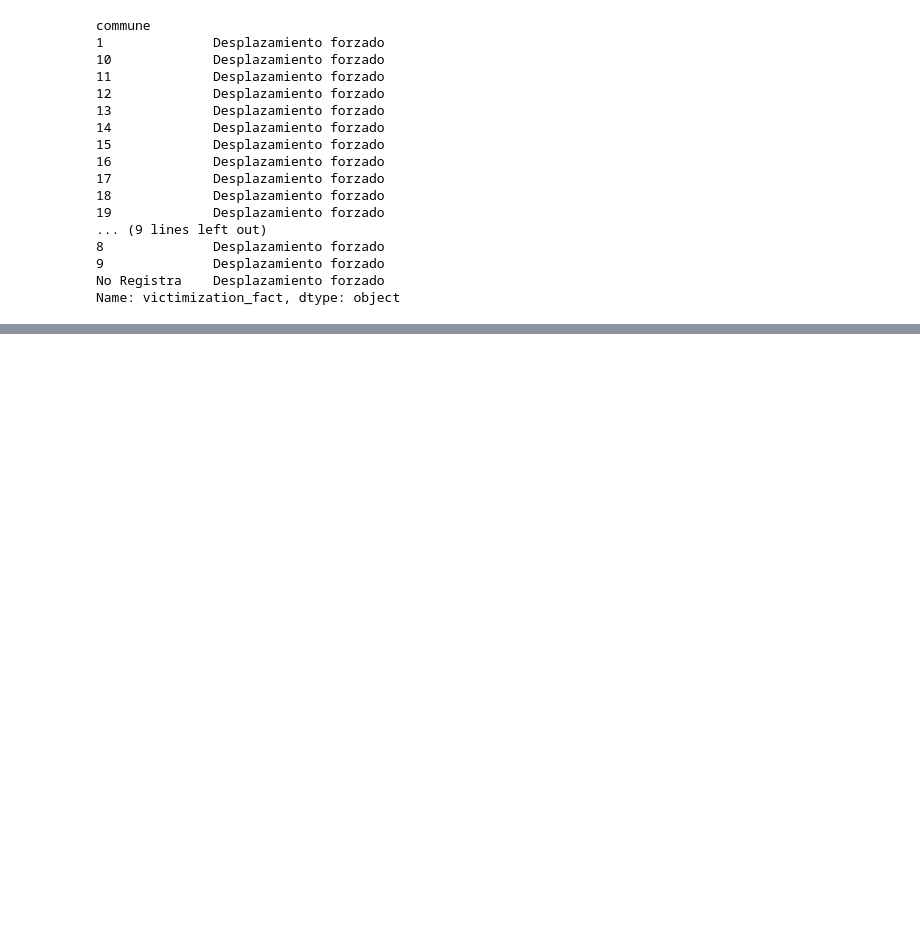
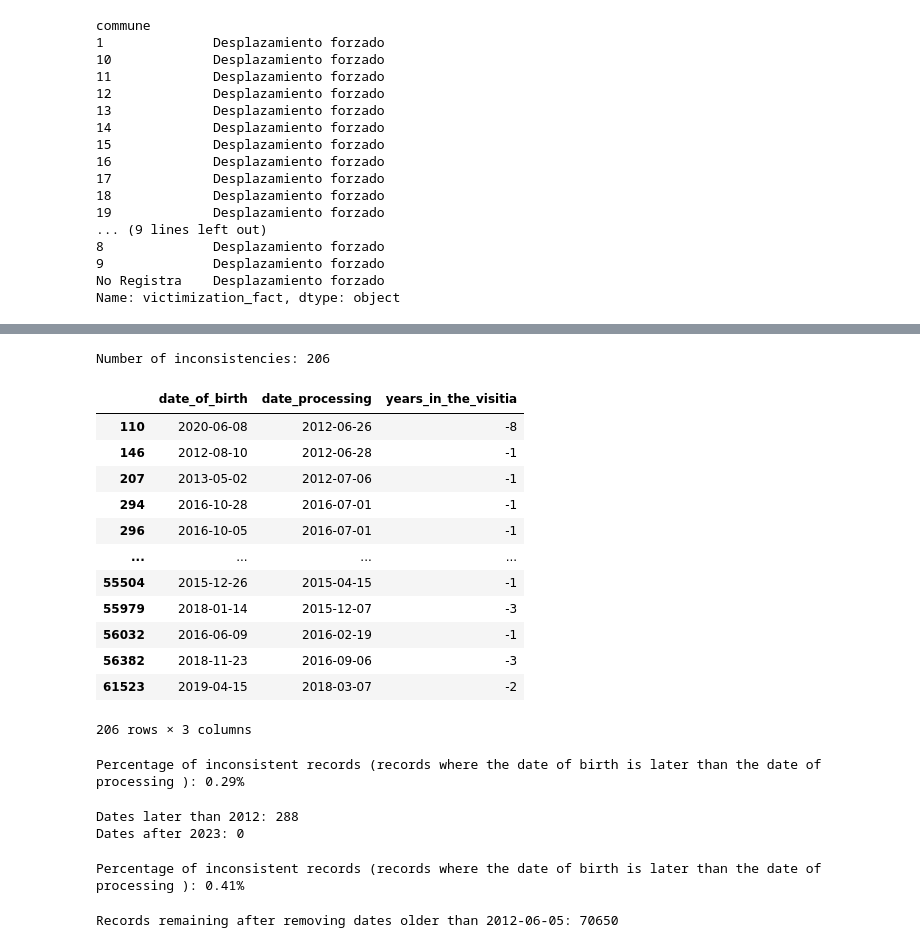
Before and after one commit to vamphook972/armed-conflict-ETL-project, a Jupyter notebook: notebooks/extraction _transformation.ipynb, the cells around one changed output, grey strips where cells are left out. Cells and saved outputs as stored; diff of their text form; code cells hidden in the pictures; blank space fills up the shorter version.

```diff
--- a/notebooks/extraction _transformation.ipynb
+++ b/notebooks/extraction _transformation.ipynb
@@ -524,0 +630,53 @@ Name: victimization_fact, dtype: object
+# %%
+#to recalculate negative ages taking into account the date of birth and registration date
+# Identify invalid ages (range from 0 to 113)
+invalid_ages = (
+    (df["years_in_the_visitia"] < 0) |
+    (df["years_in_the_visitia"] > 113)
+)
+# Select only rows to be corrected and with valid dates
+m = invalid_ages & df["date_processing"].notna() & df["date_of_birth"].notna()
+
+# Extract relevant dates
+fd = df.loc[m, "date_processing"]
+fn = df.loc[m, "date_of_birth"]
+
+# Age = year difference minus 1 if birthday has not occurred yet
+age = fd.dt.year - fn.dt.year - (
+    (fd.dt.month < fn.dt.month) |
+    ((fd.dt.month == fn.dt.month) & (fd.dt.day < fn.dt.day))
+).astype(int)
+
+# Update corrected age in the DataFrame
+df.loc[m, "years_in_the_visitia"] = age
+# %%
+#Filter records where the date of birth is later than the processing date
+birth_later = df[
+    df['date_of_birth'] > df['date_processing']
+]
+
+#Show how many inconsistent cases exist
+print("Number of inconsistencies:", birth_later.shape[0])
+
+#see problematic rows
+birth_later[['date_of_birth', 'date_processing', 'years_in_the_visitia']]
+# %% [output]
+Number of inconsistencies: 206
+|  | date_of_birth | date_processing | years_in_the_visitia |
+| 110 | 2020-06-08 | 2012-06-26 | -8 |
+| 146 | 2012-08-10 | 2012-06-28 | -1 |
+| 207 | 2013-05-02 | 2012-07-06 | -1 |
+| 294 | 2016-10-28 | 2016-07-01 | -1 |
+| 296 | 2016-10-05 | 2016-07-01 | -1 |
+| ... | ... | ... | ... |
+| 55504 | 2015-12-26 | 2015-04-15 | -1 |
+| 55979 | 2018-01-14 | 2015-12-07 | -3 |
+| 56032 | 2016-06-09 | 2016-02-19 | -1 |
+| 56382 | 2018-11-23 | 2016-09-06 | -3 |
+| 61523 | 2019-04-15 | 2018-03-07 | -2 |
+206 rows × 3 columns
+# %%
+#to see the percentage of meaningless dates
+print(f"Percentage of inconsistent records (records where the date of birth is later than the date of processing ): {(len(birth_later) / len(df)) * 100:.2f}%")
+# %% [output]
+Percentage of inconsistent records (records where the date of birth is later than the date of processing ): 0.29%
@@ -524,0 +686,26 @@ Name: victimization_fact, dtype: object
+# %%
+#to view the number of registration dates older than (2012-06-05) and greater than (2023-11-30)
+minor_2012 = df[df["date_processing"] < pd.to_datetime("2012-06-05")]
+print(f"Dates later than 2012: {minor_2012.shape[0]}")
+
+after_2023 = df[df["date_processing"] > pd.to_datetime("2023-12-30")]
+print(f"Dates after 2023: {after_2023.shape[0]}")
+# %% [output]
+Dates later than 2012: 288
+Dates after 2023: 0
+# %%
+#to see the percentage of meaningless dates
+print(f"Percentage of inconsistent records (records where the date of birth is later than the date of processing ): {(len(minor_2012) / len(df)) * 100:.2f}%")
+# %% [output]
+Percentage of inconsistent records (records where the date of birth is later than the date of processing ): 0.41%
+# %%
+#Removes processing dates before than (2012-06-05)
+#Define minimum valid date
+min_valid_date = pd.to_datetime("2012-06-05")
+
+# Remove records older than the minimum valid date
+df = df[df["date_processing"] >= min_valid_date]
+
+print("Records remaining after removing dates older than 2012-06-05:", len(df))
+# %% [output]
+Records remaining after removing dates older than 2012-06-05: 70650
```
Also changed, not shown: parts of 11 cells of this notebook.
